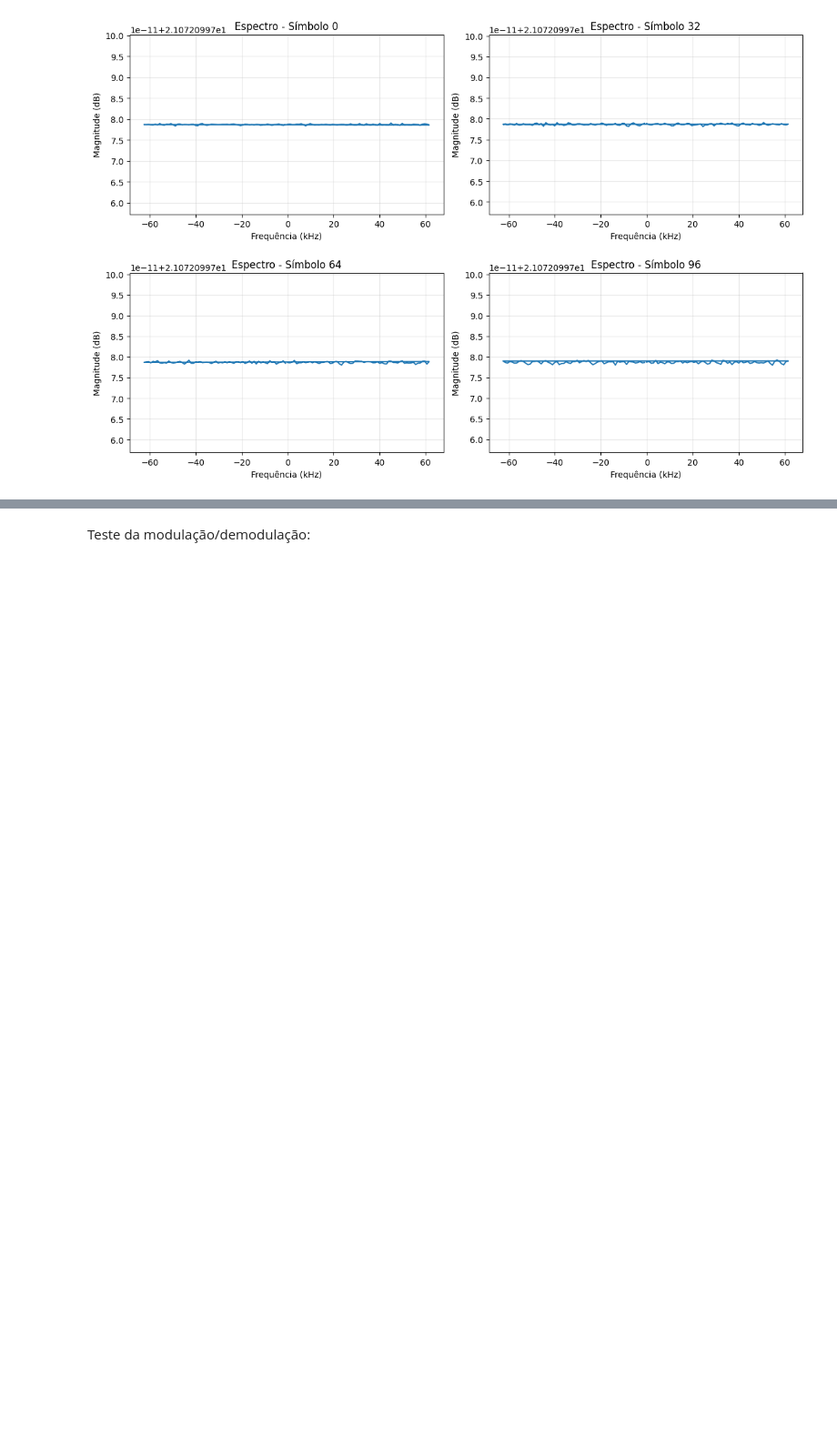
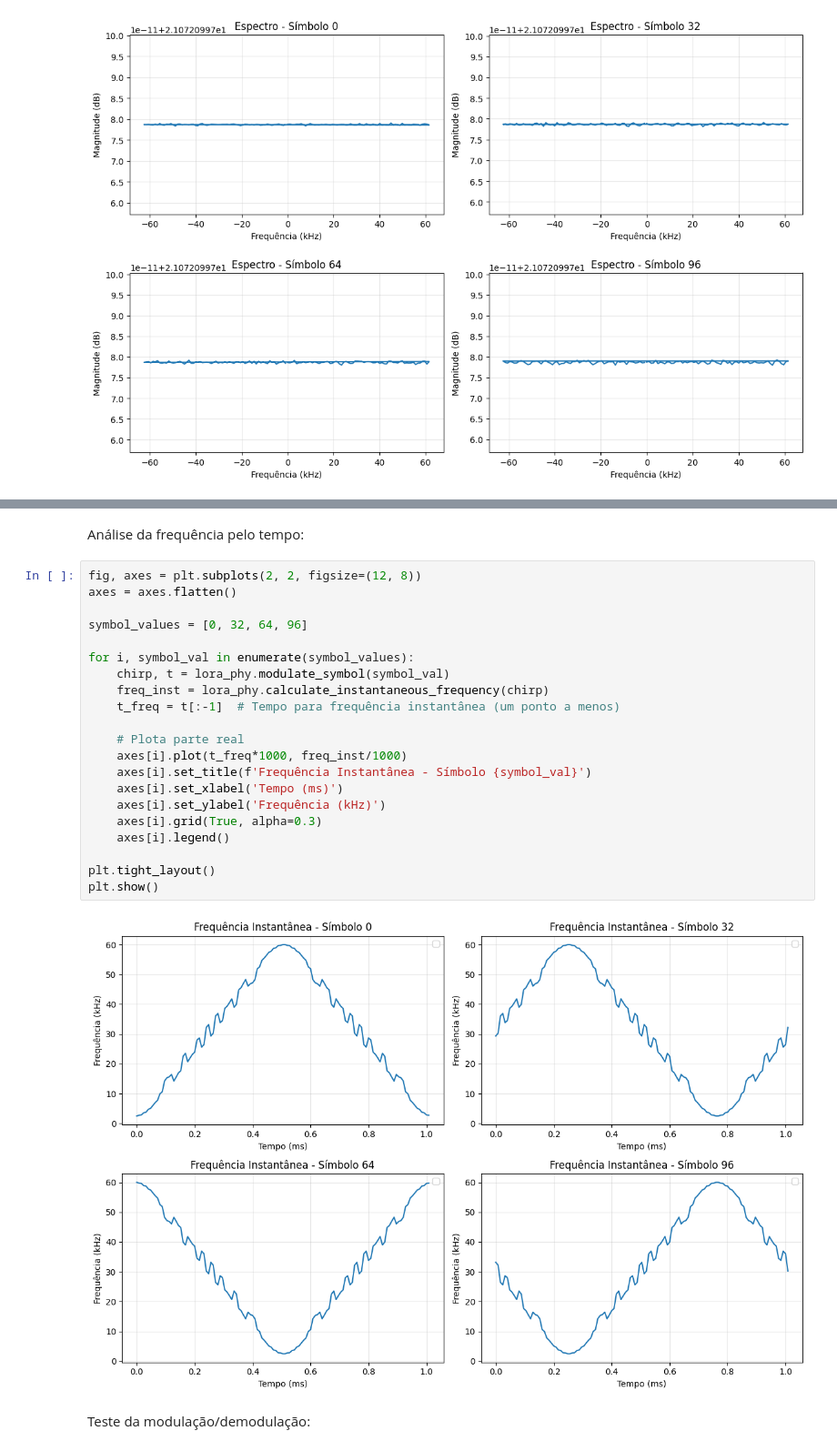
Before and after one commit to AdrionRosanelli/LoRa_Sionna, a Jupyter notebook: LoRa_SionnaPHY.ipynb, the cells around one changed output, grey strips where cells are left out. Shown at 91% size. Saved outputs shown, nothing was run; the diff lists cells and outputs as text; blank space fills up the shorter version.

```diff
--- a/LoRa_SionnaPHY.ipynb
+++ b/LoRa_SionnaPHY.ipynb
@@ -465,3 +510,28 @@ Analisando espectro dos chirps...
+# %% [markdown]
+Análise da frequência pelo tempo:
+# %%
+fig, axes = plt.subplots(2, 2, figsize=(12, 8))
+axes = axes.flatten()
+
+symbol_values = [0, 32, 64, 96]
+
+for i, symbol_val in enumerate(symbol_values):
+    chirp, t = lora_phy.modulate_symbol(symbol_val)
+    freq_inst = lora_phy.calculate_instantaneous_frequency(chirp)
+    t_freq = t[:-1]  # Tempo para frequência instantânea (um ponto a menos)
+
+    # Plota parte real
+    axes[i].plot(t_freq*1000, freq_inst/1000)
+    axes[i].set_title(f'Frequência Instantânea - Símbolo {symbol_val}')
+    axes[i].set_xlabel('Tempo (ms)')
+    axes[i].set_ylabel('Frequência (kHz)')
+    axes[i].grid(True, alpha=0.3)
+    axes[i].legend()
+
+plt.tight_layout()
+plt.show()
+# %% [output]
+[figure, added]
 # %% [markdown]
 Teste da modulação/demodulação:
 # %%
```
Also changed, not shown: parts of 7 cells of this notebook.
